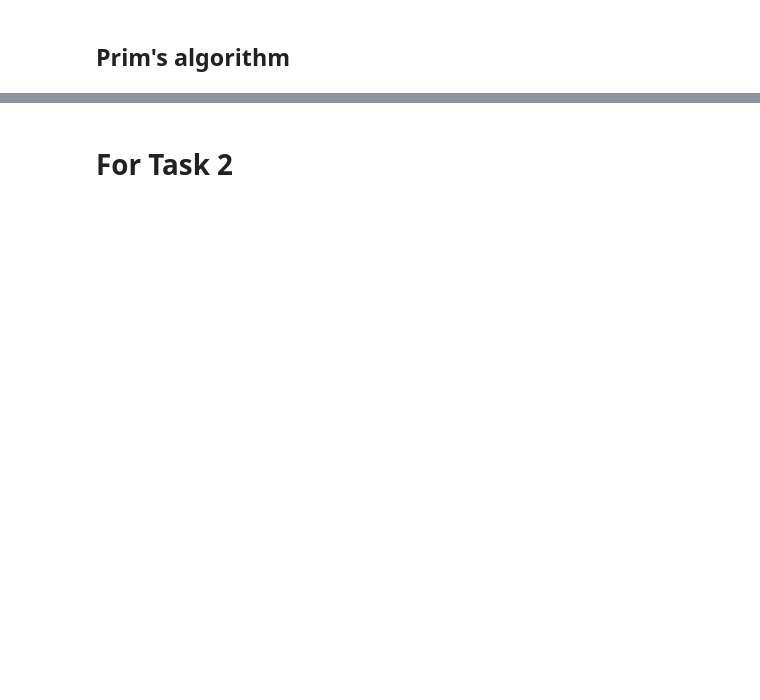
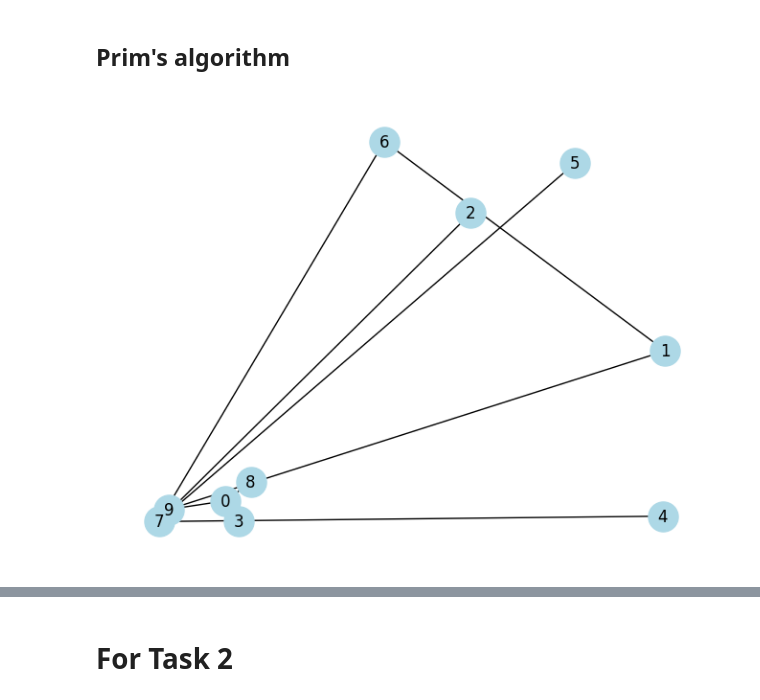
Before and after one commit to shshrg/sem2lab1, a Jupyter notebook: GraphGeneration.ipynb, the cells around one changed output, grey strips where cells are left out. Saved outputs shown, nothing was run; the diff lists cells and outputs as text; code cells hidden in the pictures; blank space fills up the shorter version.

Commit message:
Added Floyd-Warshal, Bellman-Ford, Prim and started Decision Tree Classiffier

```diff
--- a/GraphGeneration.ipynb
+++ b/GraphGeneration.ipynb
@@ -121,6 +120,36 @@ mstk.edges(), len(mstk.edges())
 ## Prim's algorithm
 # %%
 mstp = tree.minimum_spanning_tree(G, algorithm="prim")
+# %%
+# Prim algorithm
+def prim(graph):
+    # get all the edges and their weights
+    edges = [((x[0], x[1]), x[-1]['weight']) for x in graph.edges(data=True)]
+    nodes = {list(graph.nodes)[0]}
+
+    result = nx.Graph()
+    while len(edges) > 1:
+        neighbours = sorted([x for x in edges if x[0][0] in nodes or x[0][1] in nodes], key = lambda x: x[1])
+        for e in neighbours:
+            result.add_edge(e[0][0], e[0][1], weight = e[1])
+            edges.remove(e)
+            # check if adding the edge forms a cycle
+            try:
+                nx.find_cycle(result)
+                result.remove_edge(e[0][0], e[0][1])
+            except:
+                nodes.add(e[0][0])
+                nodes.add(e[0][1])
+                break
+    return result
+
+
+test2 = prim(G)
+nx.draw(test2, node_color='lightblue',
+        with_labels=True,
+        node_size=500)
+# %% [output]
+[figure, added]
 # %%
 nx.draw(mstp, node_color='lightblue',
         with_labels=True,
```
Also changed, not shown: parts of 14 cells of this notebook, 1 other file.
